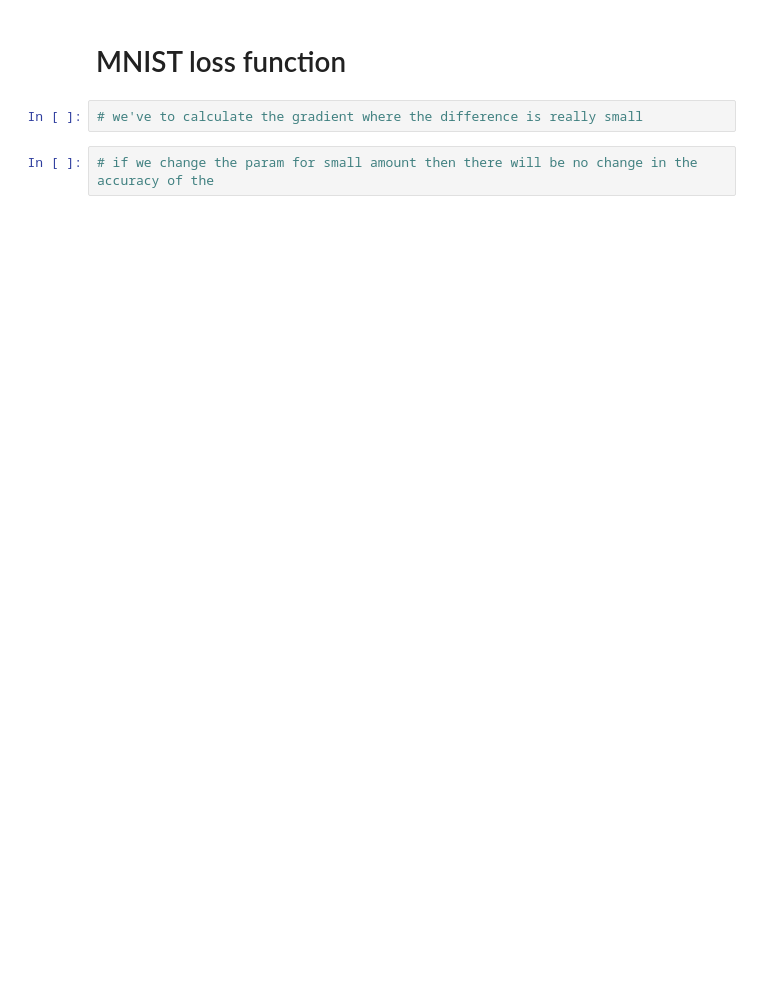
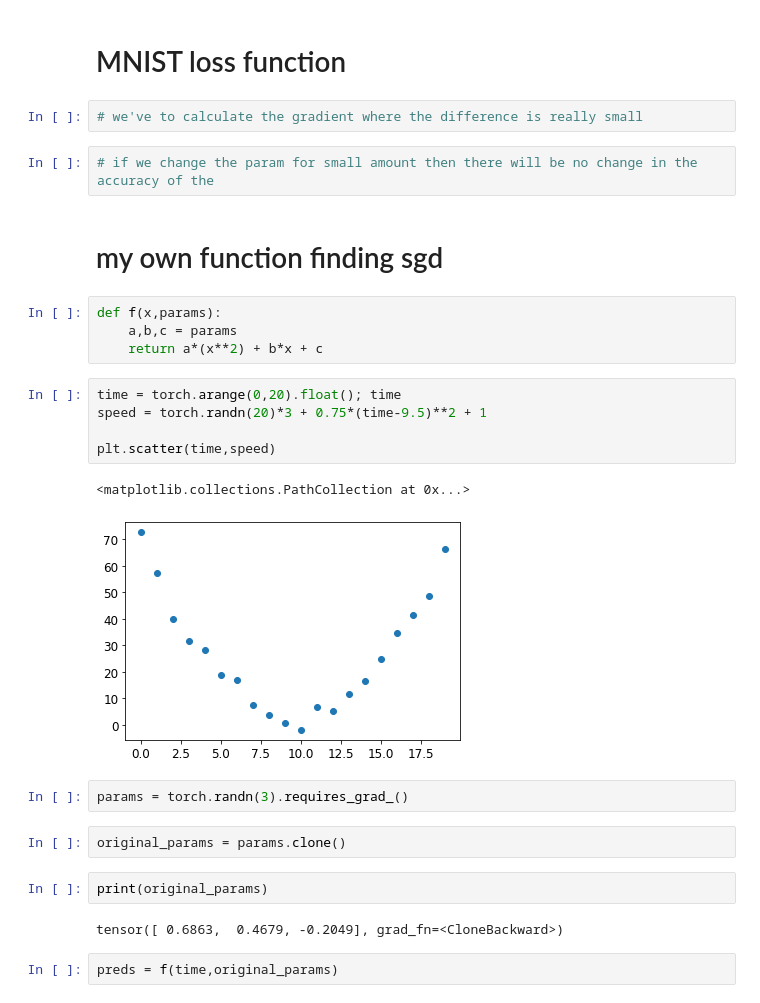
Before and after one commit to someshfengde/FastAI, a Jupyter notebook: lesson_notebooks/SOM_LESSON_3_FASTAI _ MNIST.ipynb, the cells around one changed output. Cells and saved outputs as stored; diff of their text form; blank space fills up the shorter version.

```diff
--- a/lesson_notebooks/SOM_LESSON_3_FASTAI _ MNIST.ipynb
+++ b/lesson_notebooks/SOM_LESSON_3_FASTAI _ MNIST.ipynb
@@ -305,3 +325,27 @@ plt.tight_layout()
 # we've to calculate the gradient where the difference is really small
 # %%
 # if we change the param for small amount then there will be no change in the accuracy of the
+# %% [markdown]
+# my own function finding sgd
+# %%
+def f(x,params):
+    a,b,c = params
+    return a*(x**2) + b*x + c
+# %%
+time = torch.arange(0,20).float(); time
+speed = torch.randn(20)*3 + 0.75*(time-9.5)**2 + 1
+
+plt.scatter(time,speed)
+# %% [output]
+<matplotlib.collections.PathCollection at 0x...>
+[figure, added]
+# %%
+params = torch.randn(3).requires_grad_()
+# %%
+original_params = params.clone()
+# %%
+print(original_params)
+# %% [output]
+tensor([ 0.6863,  0.4679, -0.2049], grad_fn=<CloneBackward>)
+# %%
+preds = f(time,original_params)
```
Also changed, not shown: parts of 18 cells of this notebook.
